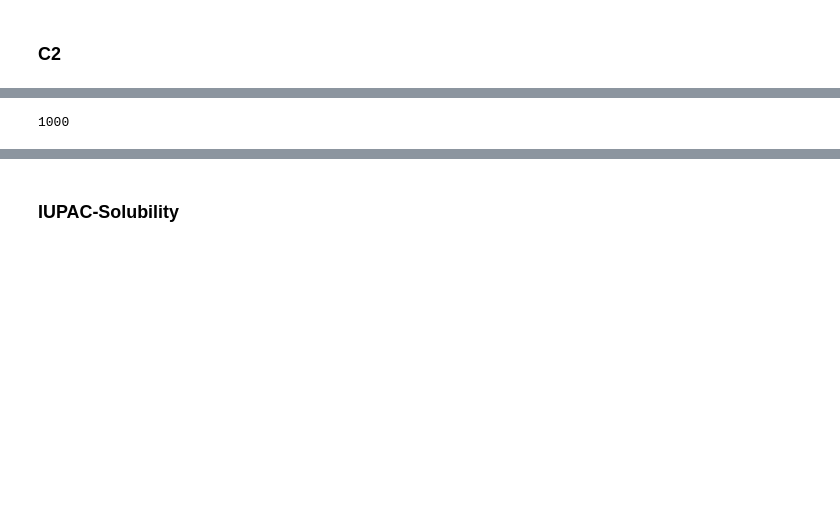
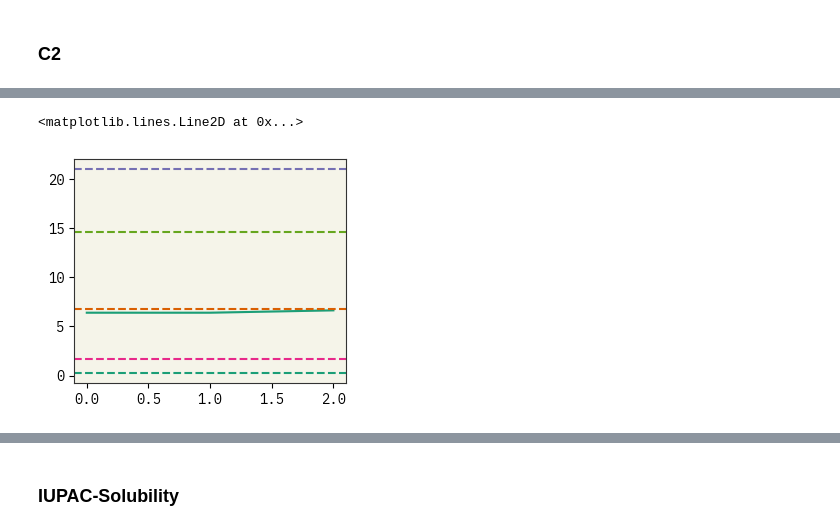
Before and after one commit to ur-whitelab/BO-LIFT, a Jupyter notebook: paper/BO_experiments.ipynb, the cells around one changed output, grey strips where cells are left out. Drawn from its saved outputs; the diff is of its cells as text; code cells hidden in the pictures; blank space fills up the shorter version.

```diff
--- a/paper/BO_experiments.ipynb
+++ b/paper/BO_experiments.ipynb
@@ -274,2 +283,0 @@ Index(['prompt', 'completion'], dtype='object')
-# %%
-asktell = bolift.AskTellGPR(model="text-ada-001")
@@ -307,38 +284,78 @@ TypeError: 'int' object is not callable
-# %%
-len(x_pool)
-# %% [output]
-1000
+# %%
+#######################################
+###                                 ###
+### Test experiment for AskTellGPR  ###
+###                                 ###
+###   The pool was requesting the   ###
+###       embeddings each time      ###
+###          it was created.        ###
+###                                 ###
+#######################################
+
+@retry(wait=wait_random_exponential(min=1, max=60), stop=stop_after_attempt(6))
+def run_experiment(
+    asktell, raw_data, indexes, x_name, y_name, N=10, aq="random", start_index=0
+):
+    for i in indexes[:N]:
+        # asktell.tell(raw_data.iloc[i, 0], float(raw_data.iloc[i, 1]))
+        asktell.tell(raw_data[x_name].iloc[i], float(raw_data[y_name].iloc[i]))
+
+    # x = [raw_data.iloc[i, 0] for i in indexes]
+    x = [raw_data[x_name].iloc[i] for i in indexes]
+
+    # start low
+    # xi = x[np.random.choice(25, 1)[0]]
+    xi = x[start_index]
+    # give one point
+    yi = float(raw_data[raw_data[x_name] == xi][y_name])
+    asktell.tell(xi, yi)
+    point = [(xi, yi)]
+    best = point[0][1]
+    for i in range(N):
+        if i == N - 1 and aq != "random":
+            aq = "greedy"
+        px, _, py = asktell.ask(x, k=1, aq_fxn=aq)
+        xc = px[0]
+        # print(xc)
+        y = float(raw_data[raw_data[x_name] == xc][y_name])
+        asktell.tell(xc, y)
+        best = max(y, best)
+        point.append((xc, best))
+    return point
 # %%
-N = 3
+N = 2
 M = 1
 starts = np.random.randint(0, len(indexes), M)
 plt.figure(figsize=(3.5, 3.5 / 1.2))
 random_points = []
 for i in range(M):
     point = run_experiment(
         asktell,
         raw_data,
         indexes,
         x_name,
         y_name,
         N=N,
         aq="random",
         start_index=starts[i],
     )
     random_points.append(point)
     plt.plot(range(N + 1), [y for x, y in point], color="C0", alpha=0.1)
 # plot mean
 random_points = np.array(random_points)
 plt.plot(
     range(N + 1),
     random_points[:, :, 1].astype(float).mean(axis=0),
     color="C0",
     label="Random",
 )
 
 plt.axhline(y=raw_data[y_name].max(), color="C2", linestyle="--", label="max")
 plt.axhline(y=raw_data[y_name].quantile(0.95), color="C4", linestyle="--", label="95%")
 plt.axhline(y=raw_data[y_name].mean(), color="C1", linestyle="--", label="mean")
 plt.axhline(y=raw_data[y_name].quantile(0.05), color="C3", linestyle="--", label="5%")
 plt.axhline(y=raw_data[y_name].min(), color="C0", linestyle="--", label="min")
+# %% [output]
+<matplotlib.lines.Line2D at 0x...>
+[figure, added]
 # %%
```
Also changed, not shown: parts of 6 cells of this notebook, 3 other files.
